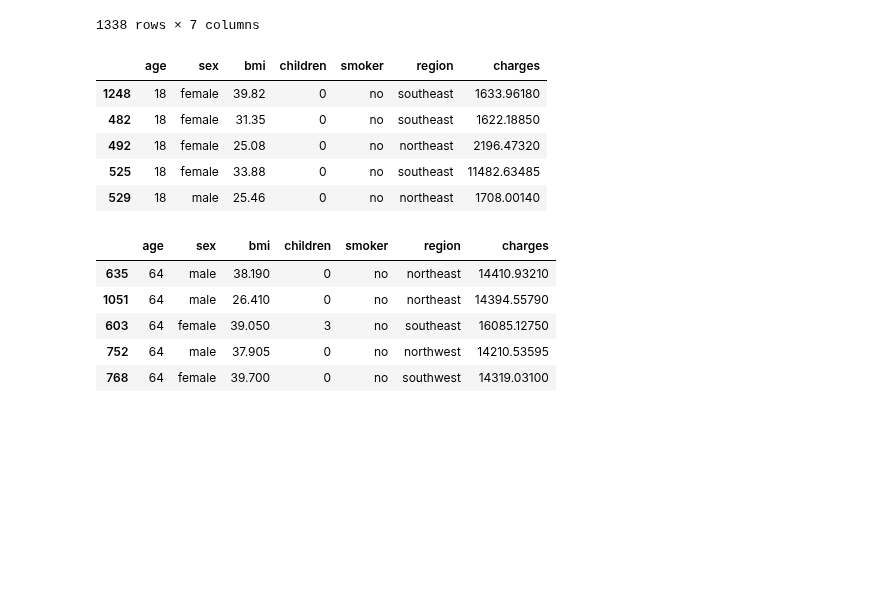
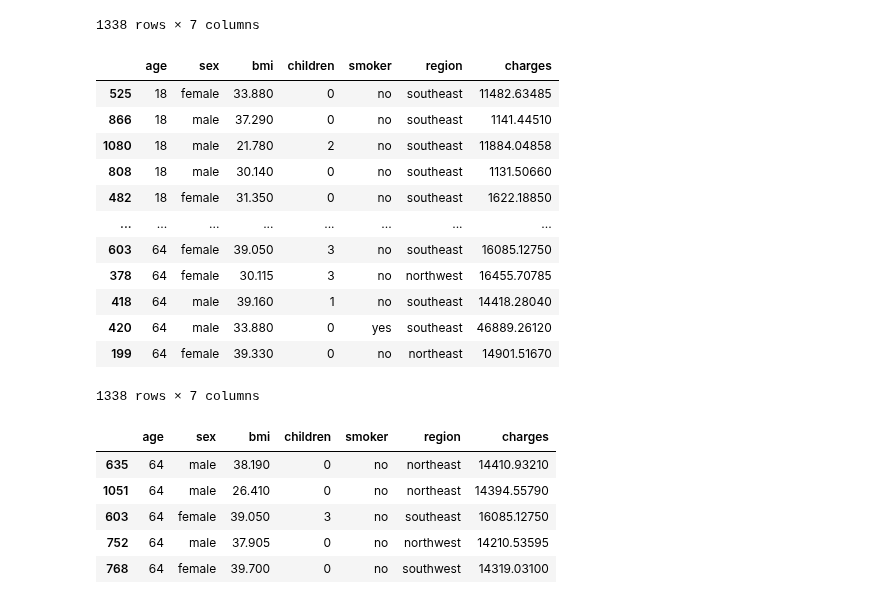
Before and after one commit to jonhpark7966/fastcampus_python_data_analysis, a Jupyter notebook: 20231212_remote/03_데이터 전처리 기초.ipynb, the cells around one changed output. Drawn from its saved outputs; the diff is of its cells as text; code cells hidden in the pictures; blank space fills up the shorter version.

```diff
--- a/20231212_remote/03_데이터 전처리 기초.ipynb
+++ b/20231212_remote/03_데이터 전처리 기초.ipynb
@@ -699,3 +699,6 @@ smoker       object
 region       object
 charges     float64
 dtype: object
+# %%
+df_ins.loc[1, 'children'] = "one"
+df_ins
@@ -1420,15 +1516,22 @@ df_ins
 1338 rows × 7 columns
 # %%
 # 원본 데이터의 정렬
-df_ins = df_ins.sort_values('age')
-df_ins.head()
+df_ins = df_ins.sort_values('age', kind='heapsort')
+df_ins
 # %% [output]
 |  | age | sex | bmi | children | smoker | region | charges |
-| 1248 | 18 | female | 39.82 | 0 | no | southeast | 1633.96180 |
-| 482 | 18 | female | 31.35 | 0 | no | southeast | 1622.18850 |
-| 492 | 18 | female | 25.08 | 0 | no | northeast | 2196.47320 |
-| 525 | 18 | female | 33.88 | 0 | no | southeast | 11482.63485 |
-| 529 | 18 | male | 25.46 | 0 | no | northeast | 1708.00140 |
+| 525 | 18 | female | 33.880 | 0 | no | southeast | 11482.63485 |
+| 866 | 18 | male | 37.290 | 0 | no | southeast | 1141.44510 |
+| 1080 | 18 | male | 21.780 | 2 | no | southeast | 11884.04858 |
+| 808 | 18 | male | 30.140 | 0 | no | southeast | 1131.50660 |
+| 482 | 18 | female | 31.350 | 0 | no | southeast | 1622.18850 |
+| ... | ... | ... | ... | ... | ... | ... | ... |
+| 603 | 64 | female | 39.050 | 3 | no | southeast | 16085.12750 |
+| 378 | 64 | female | 30.115 | 3 | no | northwest | 16455.70785 |
+| 418 | 64 | male | 39.160 | 1 | no | southeast | 14418.28040 |
+| 420 | 64 | male | 33.880 | 0 | yes | southeast | 46889.26120 |
+| 199 | 64 | female | 39.330 | 0 | no | northeast | 14901.51670 |
+1338 rows × 7 columns
 # %%
 # 내림차순 지정
 df_ins = df_ins.sort_values('age', ascending=False)
```
Also changed, not shown: parts of 10 cells of this notebook, 2 other files.
